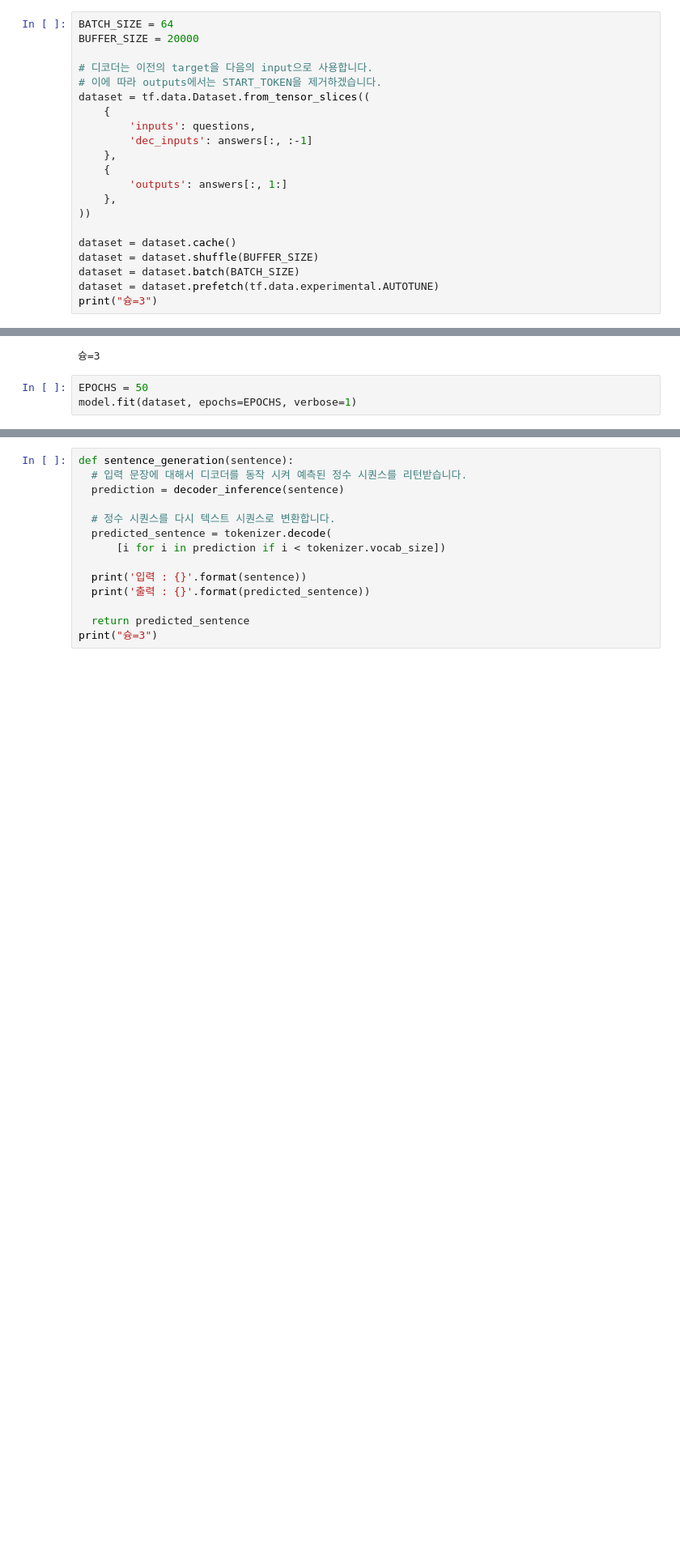
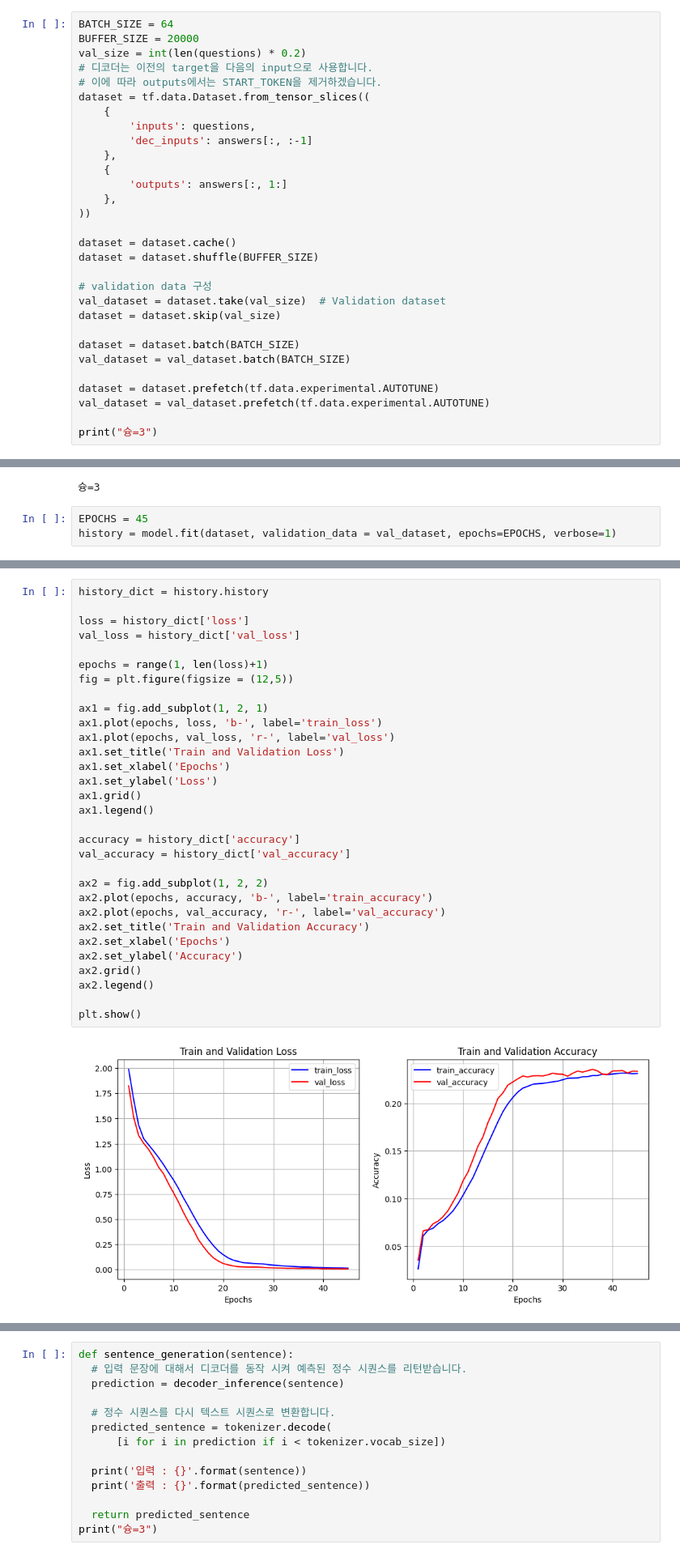
Before and after one commit to Haikoo96/AIFFEL_Quest, a Jupyter notebook: DL_lms/exploration5/KORchatbot.ipynb, the cells around one changed output, grey strips where cells are left out. Shown at 81% size. Cells and saved outputs as stored; diff of their text form; blank space fills up the shorter version.

```diff
--- a/DL_lms/exploration5/KORchatbot.ipynb
+++ b/DL_lms/exploration5/KORchatbot.ipynb
@@ -334,7 +327,7 @@ print('필터링 후의 답변 샘플 개수: {}'.format(len(answers)))
 # %%
 BATCH_SIZE = 64
 BUFFER_SIZE = 20000
-
+val_size = int(len(questions) * 0.2)
 # 디코더는 이전의 target을 다음의 input으로 사용합니다.
 # 이에 따라 outputs에서는 START_TOKEN을 제거하겠습니다.
 dataset = tf.data.Dataset.from_tensor_slices((
@@ -349,8 +342,17 @@ dataset = tf.data.Dataset.from_tensor_slices((
 
 dataset = dataset.cache()
 dataset = dataset.shuffle(BUFFER_SIZE)
+
+# validation data 구성
+val_dataset = dataset.take(val_size)  # Validation dataset
+dataset = dataset.skip(val_size)
+
 dataset = dataset.batch(BATCH_SIZE)
+val_dataset = val_dataset.batch(BATCH_SIZE)
+
 dataset = dataset.prefetch(tf.data.experimental.AUTOTUNE)
+val_dataset = val_dataset.prefetch(tf.data.experimental.AUTOTUNE)
+
 print("슝=3")
 # %% [output]
 슝=3
@@ -840,6 +842,6 @@ print("슝=3")
 # %% [output]
 슝=3
 # %%
-EPOCHS = 50
-model.fit(dataset, epochs=EPOCHS, verbose=1)
+EPOCHS = 45
+history = model.fit(dataset, validation_data = val_dataset, epochs=EPOCHS, verbose=1)
 # %% [output]
@@ -864 +867,34 @@ Epoch 50/50
+# %%
+history_dict = history.history
+
+loss = history_dict['loss']
+val_loss = history_dict['val_loss']
+
+epochs = range(1, len(loss)+1)
+fig = plt.figure(figsize = (12,5))
+
+ax1 = fig.add_subplot(1, 2, 1)
+ax1.plot(epochs, loss, 'b-', label='train_loss')
+ax1.plot(epochs, val_loss, 'r-', label='val_loss')
+ax1.set_title('Train and Validation Loss')
+ax1.set_xlabel('Epochs')
+ax1.set_ylabel('Loss')
+ax1.grid()
+ax1.legend()
+
+accuracy = history_dict['accuracy']
+val_accuracy = history_dict['val_accuracy']
+
+ax2 = fig.add_subplot(1, 2, 2)
+ax2.plot(epochs, accuracy, 'b-', label='train_accuracy')
+ax2.plot(epochs, val_accuracy, 'r-', label='val_accuracy')
+ax2.set_title('Train and Validation Accuracy')
+ax2.set_xlabel('Epochs')
+ax2.set_ylabel('Accuracy')
+ax2.grid()
+ax2.legend()
+
+plt.show()
+# %% [output]
+[figure, added]
 # %% [markdown]
```
Also changed, not shown: parts of 22 cells of this notebook, 1 other file.
